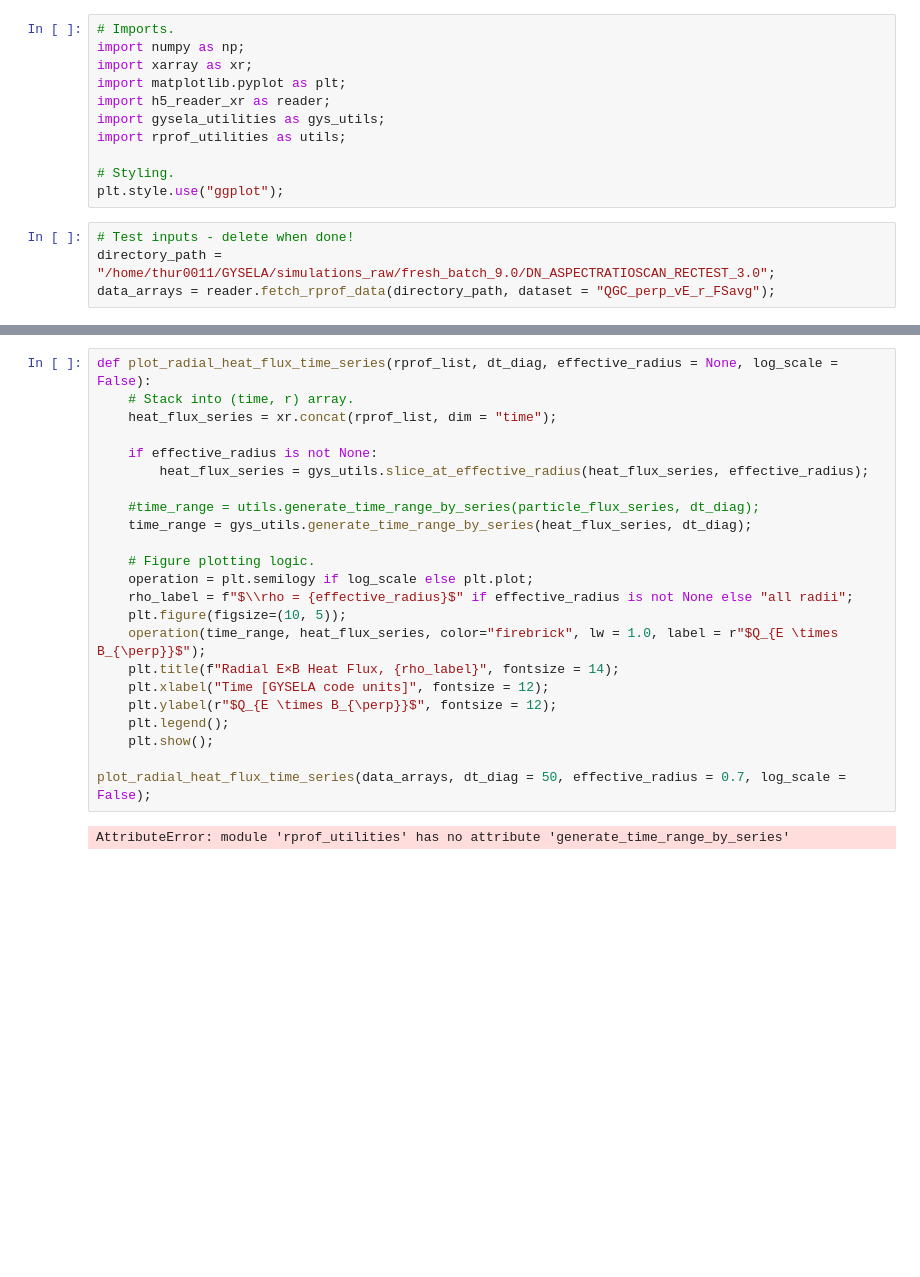
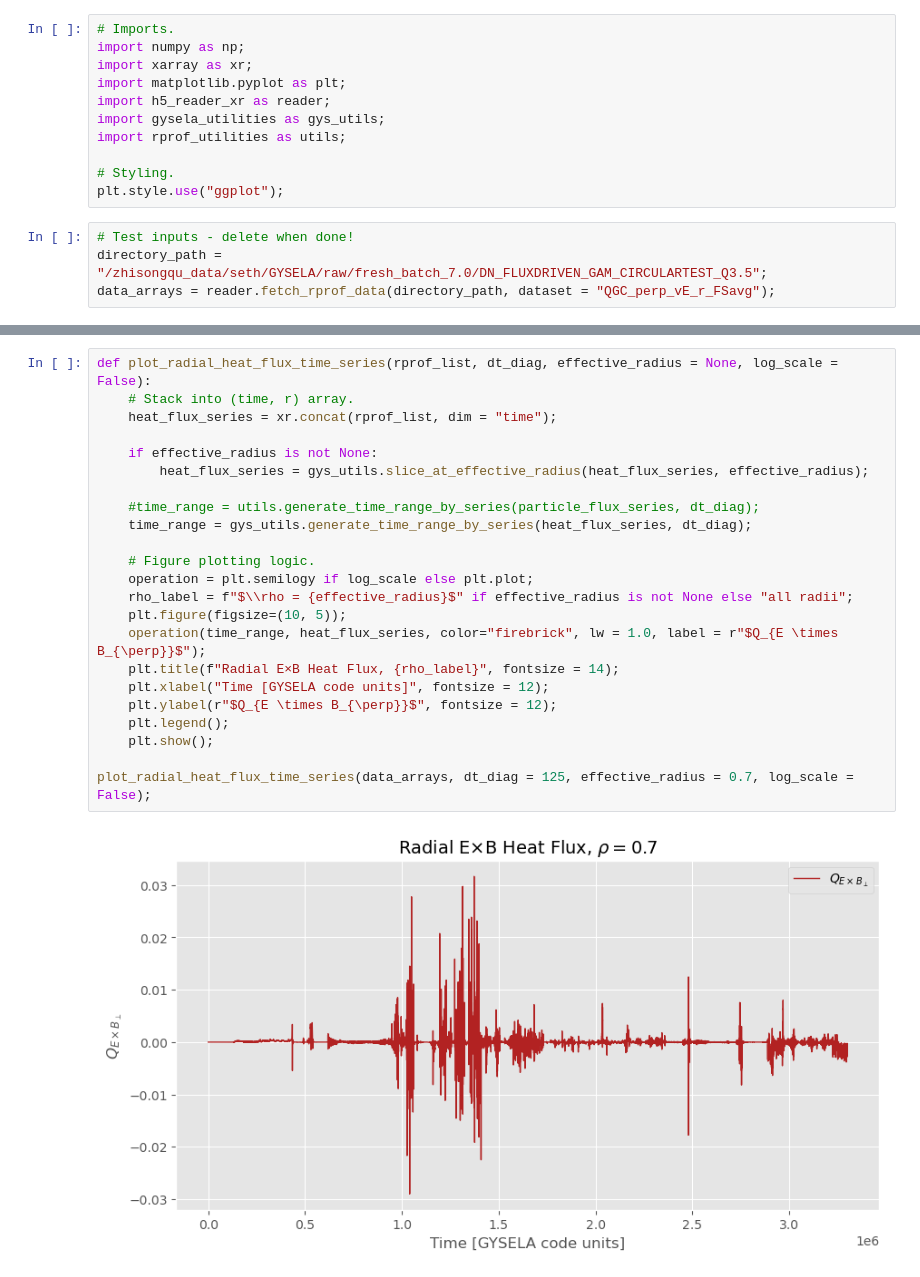
Before and after one commit to seferoni/GYSELA_utils, a Jupyter notebook: post-processing/scripts/exploratory_notebooks/v_E_perp_radial_heat_flux.ipynb, the cells around one changed output, grey strips where cells are left out. Drawn from its saved outputs; the diff is of its cells as text; blank space fills up the shorter version.

```diff
--- a/post-processing/scripts/exploratory_notebooks/v_E_perp_radial_heat_flux.ipynb
+++ b/post-processing/scripts/exploratory_notebooks/v_E_perp_radial_heat_flux.ipynb
@@ -11,6 +11,6 @@ import rprof_utilities as utils;
 plt.style.use("ggplot");
 # %%
 # Test inputs - delete when done!
-directory_path = "/home/thur0011/GYSELA/simulations_raw/fresh_batch_9.0/DN_ASPECTRATIOSCAN_RECTEST_3.0";
+directory_path = "/zhisongqu_data/seth/GYSELA/raw/fresh_batch_7.0/DN_FLUXDRIVEN_GAM_CIRCULARTEST_Q3.5";
 data_arrays = reader.fetch_rprof_data(directory_path, dataset = "QGC_perp_vE_r_FSavg");
 # %% [output]
@@ -21,25 +34,25 @@ Finished compiling data from all files in the directory.
 # %%
 def plot_radial_heat_flux_time_series(rprof_list, dt_diag, effective_radius = None, log_scale = False):
 	# Stack into (time, r) array.
 	heat_flux_series = xr.concat(rprof_list, dim = "time");
 
 	if effective_radius is not None:
 		heat_flux_series = gys_utils.slice_at_effective_radius(heat_flux_series, effective_radius);
 
 	#time_range = utils.generate_time_range_by_series(particle_flux_series, dt_diag);
 	time_range = gys_utils.generate_time_range_by_series(heat_flux_series, dt_diag);
 
 	# Figure plotting logic.
 	operation = plt.semilogy if log_scale else plt.plot;
 	rho_label = f"$\\rho = {effective_radius}$" if effective_radius is not None else "all radii";
 	plt.figure(figsize=(10, 5));
 	operation(time_range, heat_flux_series, color="firebrick", lw = 1.0, label = r"$Q_{E \times B_{\perp}}$");
 	plt.title(f"Radial E×B Heat Flux, {rho_label}", fontsize = 14);
 	plt.xlabel("Time [GYSELA code units]", fontsize = 12);
 	plt.ylabel(r"$Q_{E \times B_{\perp}}$", fontsize = 12);
 	plt.legend();
 	plt.show();
 
-plot_radial_heat_flux_time_series(data_arrays, dt_diag = 50, effective_radius = 0.7, log_scale = False);
+plot_radial_heat_flux_time_series(data_arrays, dt_diag = 125, effective_radius = 0.7, log_scale = False);
 # %% [output]
-AttributeError: module 'rprof_utilities' has no attribute 'generate_time_range_by_series'
+[figure, added]
```
Also changed, not shown: parts of 1 cell of this notebook, 13 other files.
